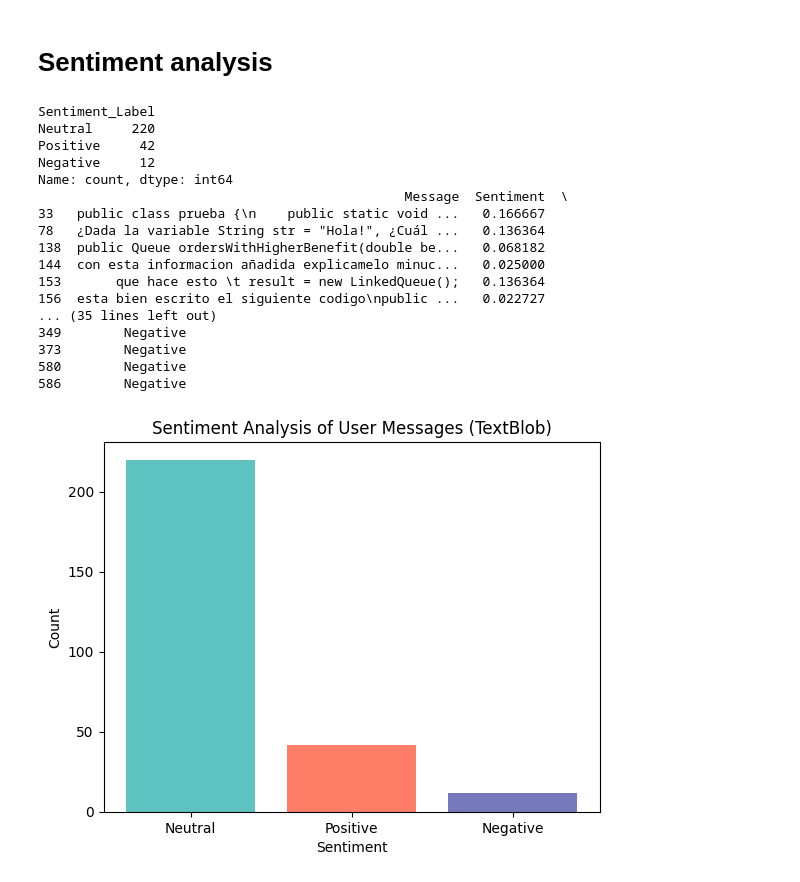
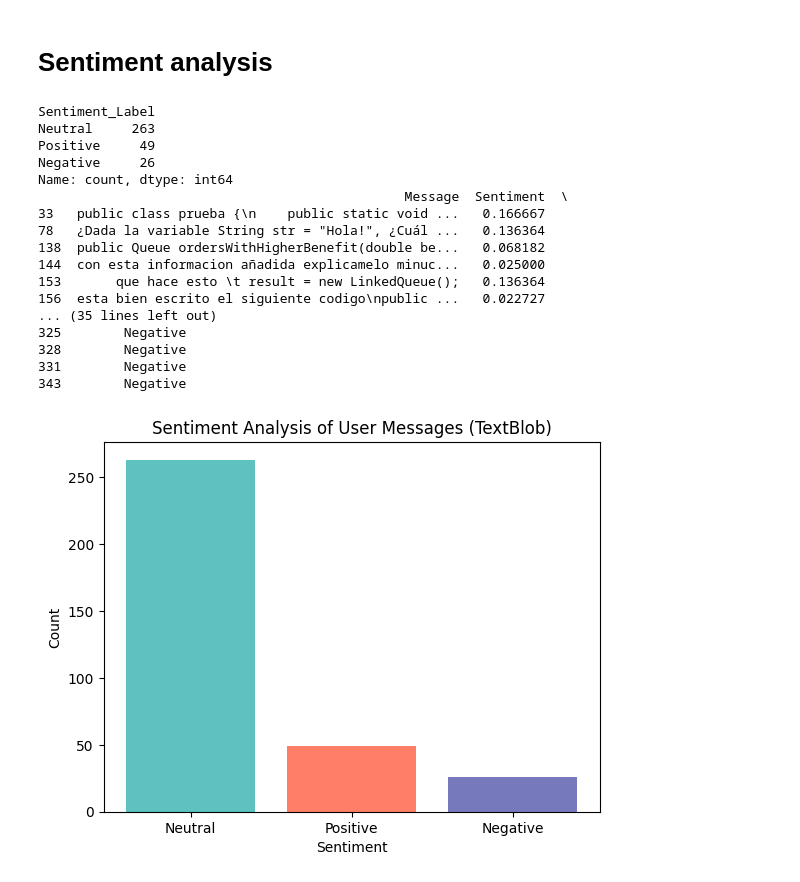
Before and after one commit to rodrigoprestesmachado/codespaces-blank, a Jupyter notebook: CSEDU2025/analysis/analysis.ipynb, the cells around one changed output. Saved outputs shown, nothing was run; the diff lists cells and outputs as text; code cells hidden in the pictures.

```diff
--- a/CSEDU2025/analysis/analysis.ipynb
+++ b/CSEDU2025/analysis/analysis.ipynb
@@ -615,10 +618,11 @@ from textblob import TextBlob
 # Ler o merged_result.csv
 df = pd.read_csv('data/merged_result.csv', delimiter=';')
 
-
 # Filtrar apenas a role user
 # Filtrar apenas a role user e criar as novas colunas "Sentiment" e "Sentiment_Label" de forma segura
-df.loc[df['Role'] == 'User', 'Sentiment'] = df.loc[df['Role'] == 'User', 'Message'].apply(lambda x: TextBlob(x).sentiment.polarity)
+df.loc[df['Role'] == 'User', 'Sentiment'] = df.loc[df['Role'] == 'User', 'Message'].astype(str).apply(
+    lambda x: TextBlob(x).sentiment.polarity
+)
 
 df.loc[df['Role'] == 'User', 'Sentiment_Label'] = df.loc[df['Role'] == 'User', 'Sentiment'].apply(
     lambda x: 'Positive' if x > 0 else ('Neutral' if x == 0 else 'Negative')
@@ -644,38 +648,38 @@ print(negative_messages[['Message', 'Sentiment', 'Sentiment_Label']])
 # Gráfico de barras
 
 # Definir os rótulos e os valores
 labels = sentiment_counts.index
 values = sentiment_counts.values
 
 # Definir as cores
 colors = ['#5EC2C0', '#FF7E67', '#7779BD']
 
 # Criar o gráfico de barras
 plt.bar(labels, values, color=colors)
 
 # Adicionar rótulos
 plt.xlabel('Sentiment')
 plt.ylabel('Count')
 plt.title('Sentiment Analysis of User Messages (TextBlob)')
 
 # Exibir o gráfico
 plt.show()
 # %% [output]
 Sentiment_Label
-Neutral     220
-Positive     42
-Negative     12
+Neutral     263
+Positive     49
+Negative     26
 Name: count, dtype: int64
                                                Message  Sentiment  \
 33   public class prueba {\n    public static void ...   0.166667
 78   ¿Dada la variable String str = "Hola!", ¿Cuál ...   0.136364
 138  public Queue ordersWithHigherBenefit(double be...   0.068182
 144  con esta informacion añadida explicamelo minuc...   0.025000
 153       que hace esto \t result = new LinkedQueue();   0.136364
 156  esta bien escrito el siguiente codigo\npublic ...   0.022727
 ... (35 lines left out)
-349        Negative
-373        Negative
-580        Negative
-586        Negative
+325        Negative
+328        Negative
+331        Negative
+343        Negative
-[figure, old version]
+[figure, new version]
```
Also changed, not shown: parts of 4 cells of this notebook, 25 other files.
